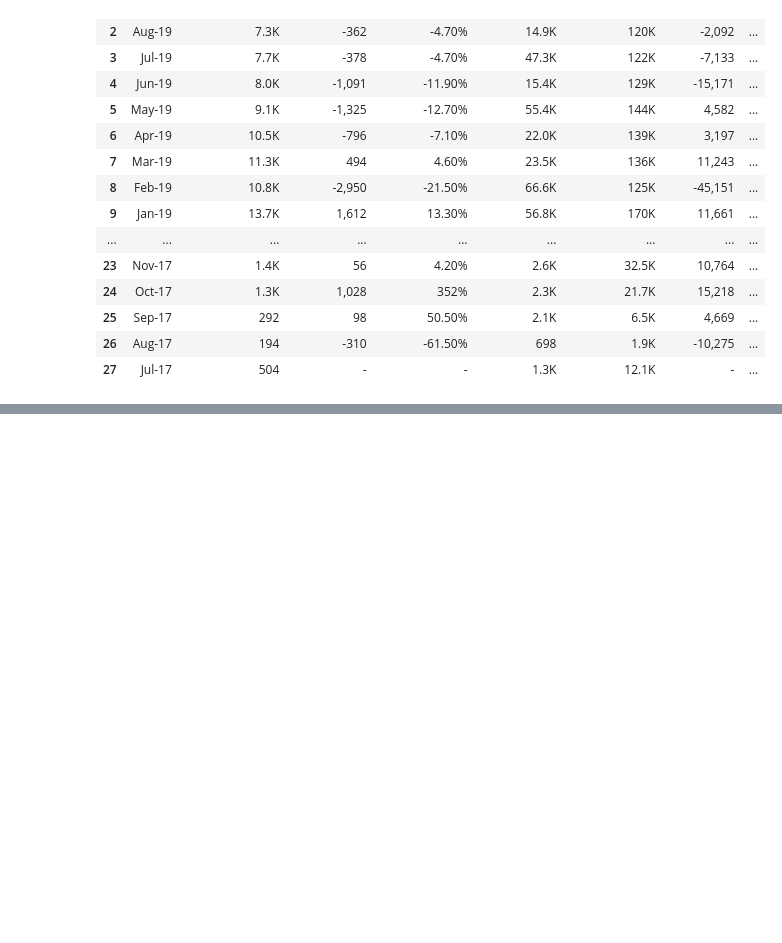
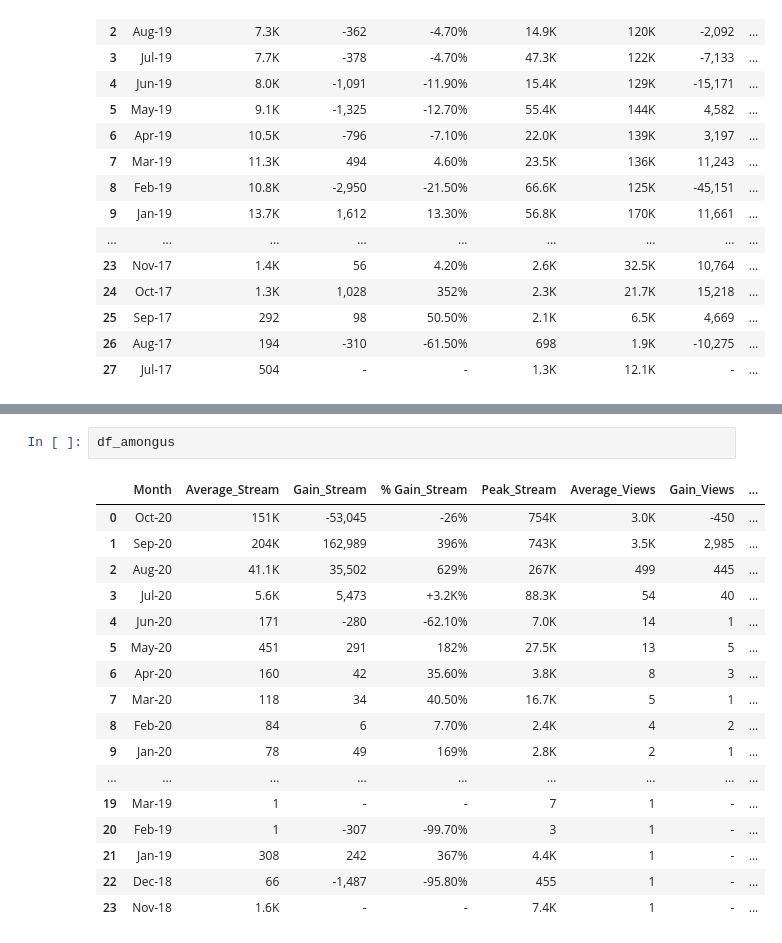
Before and after one commit to asoemardy/great-gaming-googlers, a Jupyter notebook: Tracker Data.ipynb, the cells around one changed output, grey strips where cells are left out. Drawn from its saved outputs; the diff is of its cells as text; blank space fills up the shorter version.

```diff
--- a/Tracker Data.ipynb
+++ b/Tracker Data.ipynb
@@ -62,0 +86,20 @@ df_fortnite
+# %%
+df_amongus
+# %% [output]
+|  | Month | Average_Stream | Gain_Stream | % Gain_Stream | Peak_Stream | Average_Views | Gain_Views | ... |
+| 0 | Oct-20 | 151K | -53,045 | -26% | 754K | 3.0K | -450 | ... |
+| 1 | Sep-20 | 204K | 162,989 | 396% | 743K | 3.5K | 2,985 | ... |
+| 2 | Aug-20 | 41.1K | 35,502 | 629% | 267K | 499 | 445 | ... |
+| 3 | Jul-20 | 5.6K | 5,473 | +3.2K% | 88.3K | 54 | 40 | ... |
+| 4 | Jun-20 | 171 | -280 | -62.10% | 7.0K | 14 | 1 | ... |
+| 5 | May-20 | 451 | 291 | 182% | 27.5K | 13 | 5 | ... |
+| 6 | Apr-20 | 160 | 42 | 35.60% | 3.8K | 8 | 3 | ... |
+| 7 | Mar-20 | 118 | 34 | 40.50% | 16.7K | 5 | 1 | ... |
+| 8 | Feb-20 | 84 | 6 | 7.70% | 2.4K | 4 | 2 | ... |
+| 9 | Jan-20 | 78 | 49 | 169% | 2.8K | 2 | 1 | ... |
+| ... | ... | ... | ... | ... | ... | ... | ... | ... |
+| 19 | Mar-19 | 1 | - | - | 7 | 1 | - | ... |
+| 20 | Feb-19 | 1 | -307 | -99.70% | 3 | 1 | - | ... |
+| 21 | Jan-19 | 308 | 242 | 367% | 4.4K | 1 | - | ... |
+| 22 | Dec-18 | 66 | -1,487 | -95.80% | 455 | 1 | - | ... |
+| 23 | Nov-18 | 1.6K | - | - | 7.4K | 1 | - | ... |
```
Also changed, not shown: parts of 3 cells of this notebook, 23 other files.
